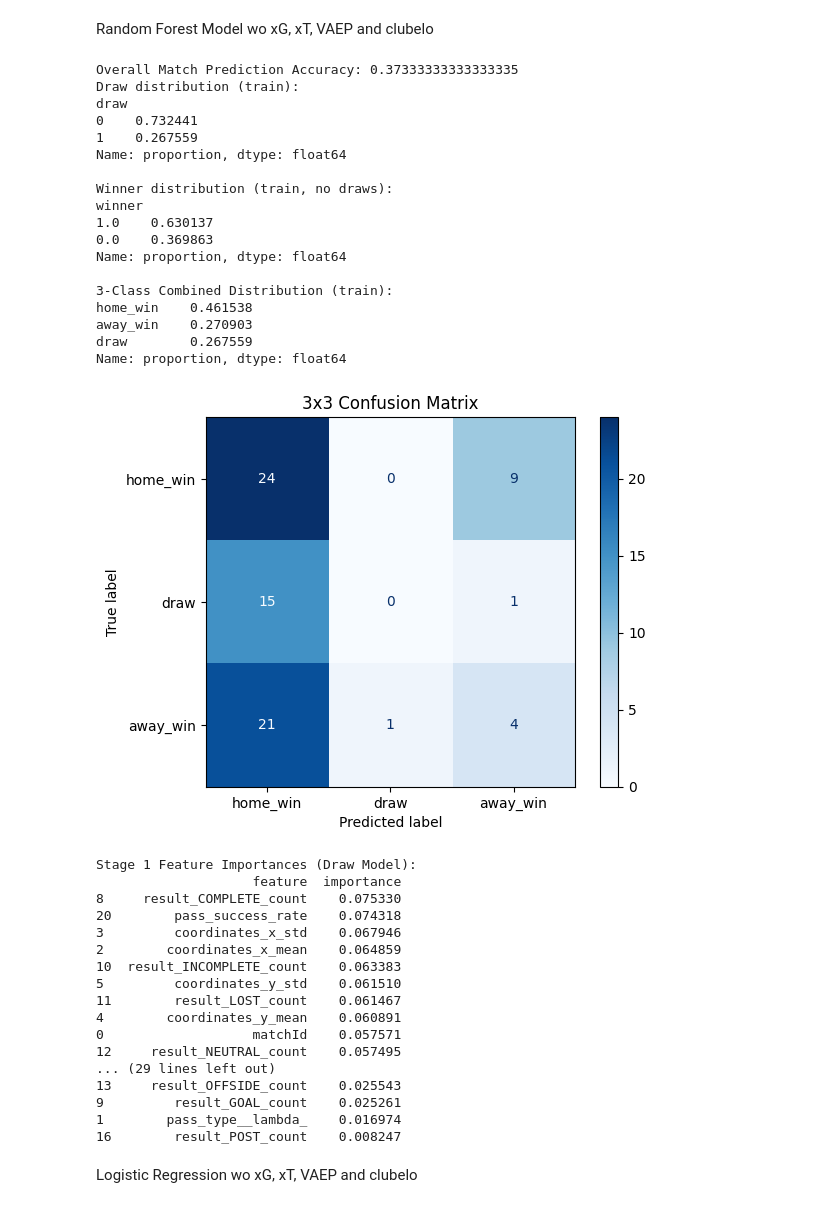
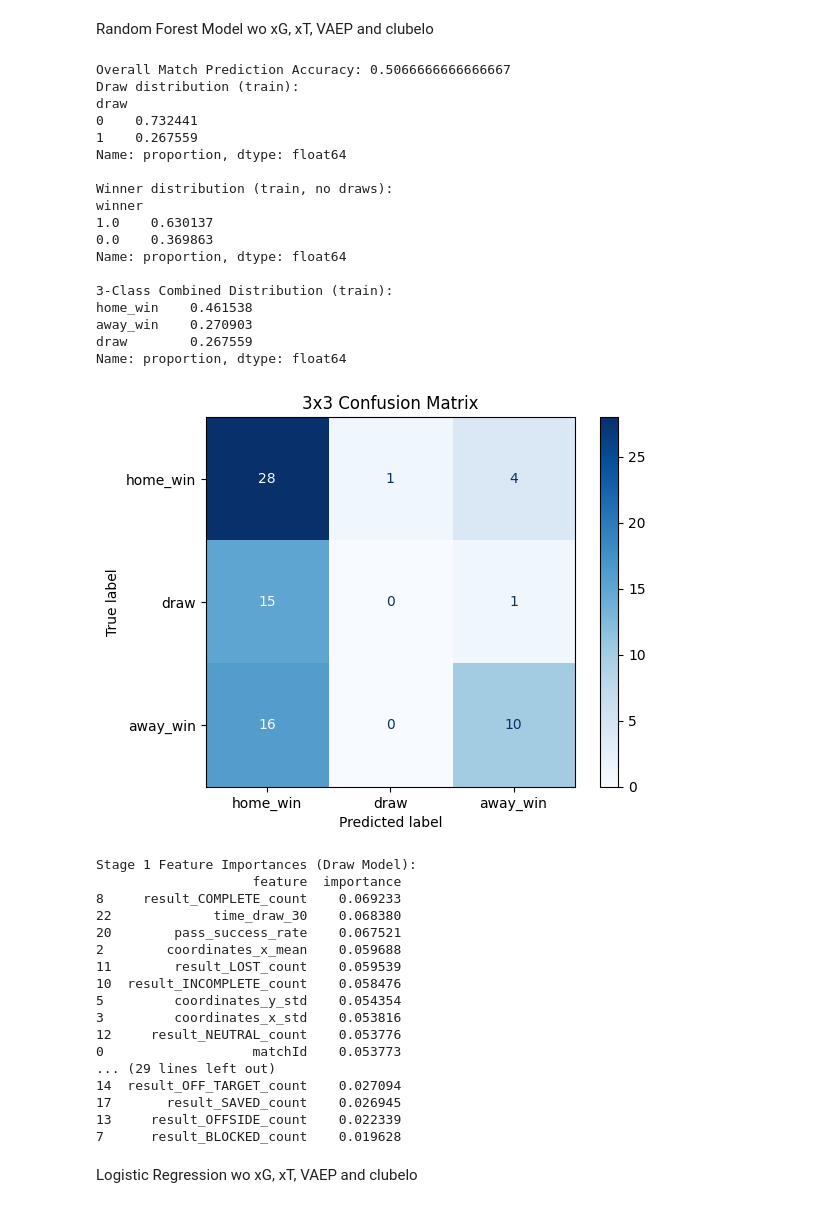
Before and after one commit to gokcnkahramn/cse-552-project, a Jupyter notebook: project.ipynb, the cells around one changed output. Saved outputs shown, nothing was run; the diff lists cells and outputs as text; code cells hidden in the pictures.

```diff
--- a/project.ipynb
+++ b/project.ipynb
@@ -723,6 +765,24 @@ Random Forest Model wo xG, xT, VAEP and clubelo
 df = full_df.copy()
 df['seconds'] = df['timestamp'].dt.total_seconds()
 first_30_min = df[(df['period_id'] == 1) & (df['seconds'] <= 1800)]
+
+state_df = first_30_min.sort_values(['matchId','seconds']).copy()
+
+state_df['dt'] = (
+    state_df.groupby('matchId')['seconds']
+    .diff()
+    .fillna(state_df['seconds'])
+)
+
+state_time = (
+    state_df
+    .groupby(['matchId','state'])['dt']
+    .sum()
+    .unstack(fill_value=0)
+)
+
+state_time.columns = ['time_trailing_30','time_draw_30','time_leading_30']
+state_time = state_time / 60  # dakikaya çevir
 
 # -------------------------------
 # 2️⃣ Fonksiyon: Mesafe Hesaplama
@@ -805,6 +865,13 @@ def clean_column_names(df):
 # -------------------------------
 match_features = summarize_match(first_30_min)
 match_features = clean_column_names(match_features)
+
+match_features = match_features.merge(
+    state_time,
+    left_on='matchId',
+    right_index=True,
+    how='left'
+)
 
 # match_result: H (home win), A (away win), D (draw)
 match_results = full_df.groupby('matchId')['match_result'].first().reset_index()
@@ -909,52 +976,52 @@ feat_imp_stage1 = pd.DataFrame({
 }).sort_values(by='importance', ascending=False)
 
 print("Stage 1 Feature Importances (Draw Model):")
 print(feat_imp_stage1.head(20))
 
 feat_imp_stage2 = pd.DataFrame({
     'feature': X_train_no_draw.columns,
     'importance': model_stage2.feature_importances_
 }).sort_values(by='importance', ascending=False)
 
 print("\nStage 2 Feature Importances (Winner Model):")
 print(feat_imp_stage2.head(20))
 # %% [output]
-Overall Match Prediction Accuracy: 0.37333333333333335
+Overall Match Prediction Accuracy: 0.5066666666666667
 Draw distribution (train):
 draw
 0    0.732441
 1    0.267559
 Name: proportion, dtype: float64
 
 Winner distribution (train, no draws):
 winner
 1.0    0.630137
 0.0    0.369863
 Name: proportion, dtype: float64
 
 3-Class Combined Distribution (train):
 home_win    0.461538
 away_win    0.270903
 draw        0.267559
 Name: proportion, dtype: float64
-[figure, old version]
+[figure, new version]
 Stage 1 Feature Importances (Draw Model):
                     feature  importance
-8     result_COMPLETE_count    0.075330
-20        pass_success_rate    0.074318
-3         coordinates_x_std    0.067946
-2        coordinates_x_mean    0.064859
-10  result_INCOMPLETE_count    0.063383
-5         coordinates_y_std    0.061510
-11        result_LOST_count    0.061467
-4        coordinates_y_mean    0.060891
-0                   matchId    0.057571
-12     result_NEUTRAL_count    0.057495
+8     result_COMPLETE_count    0.069233
+22             time_draw_30    0.068380
+20        pass_success_rate    0.067521
+2        coordinates_x_mean    0.059688
+11        result_LOST_count    0.059539
+10  result_INCOMPLETE_count    0.058476
+5         coordinates_y_std    0.054354
+3         coordinates_x_std    0.053816
+12     result_NEUTRAL_count    0.053776
+0                   matchId    0.053773
 ... (29 lines left out)
-13     result_OFFSIDE_count    0.025543
-9         result_GOAL_count    0.025261
-1        pass_type__lambda_    0.016974
-16        result_POST_count    0.008247
+14  result_OFF_TARGET_count    0.027094
+17       result_SAVED_count    0.026945
+13     result_OFFSIDE_count    0.022339
+7      result_BLOCKED_count    0.019628
 # %% [markdown]
 Logistic Regression wo xG, xT, VAEP and clubelo
 # %%
```
Also changed, not shown: parts of 6 cells of this notebook, 2 other files.
